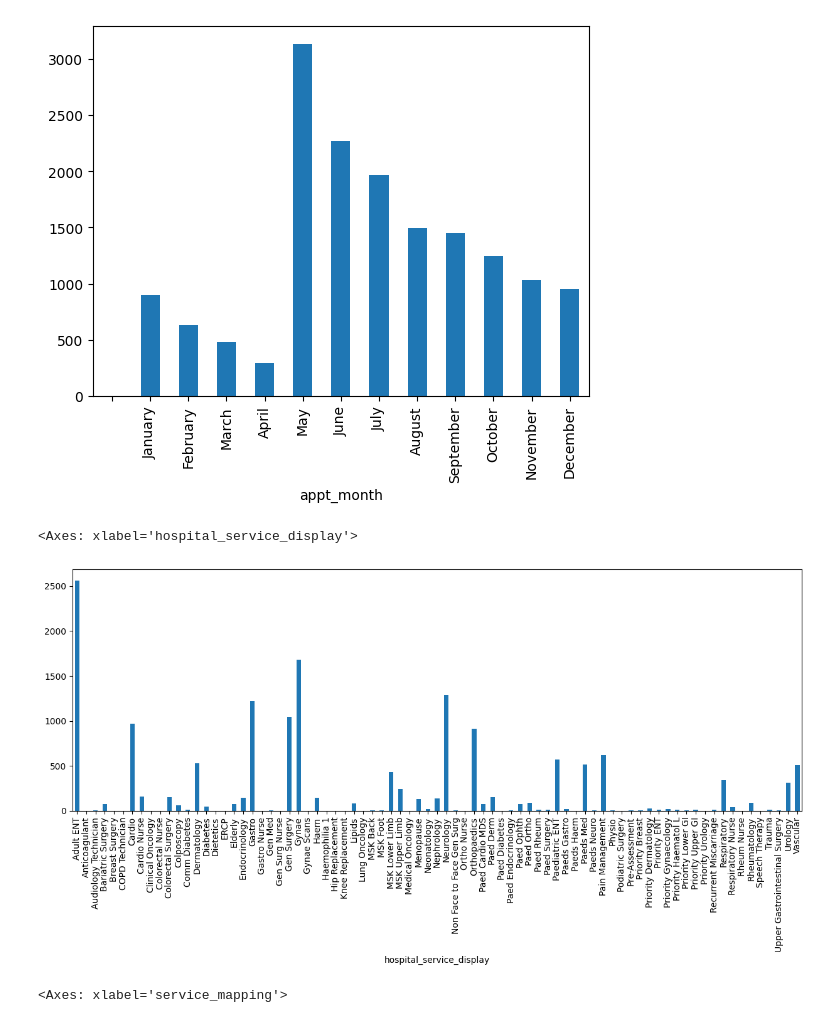
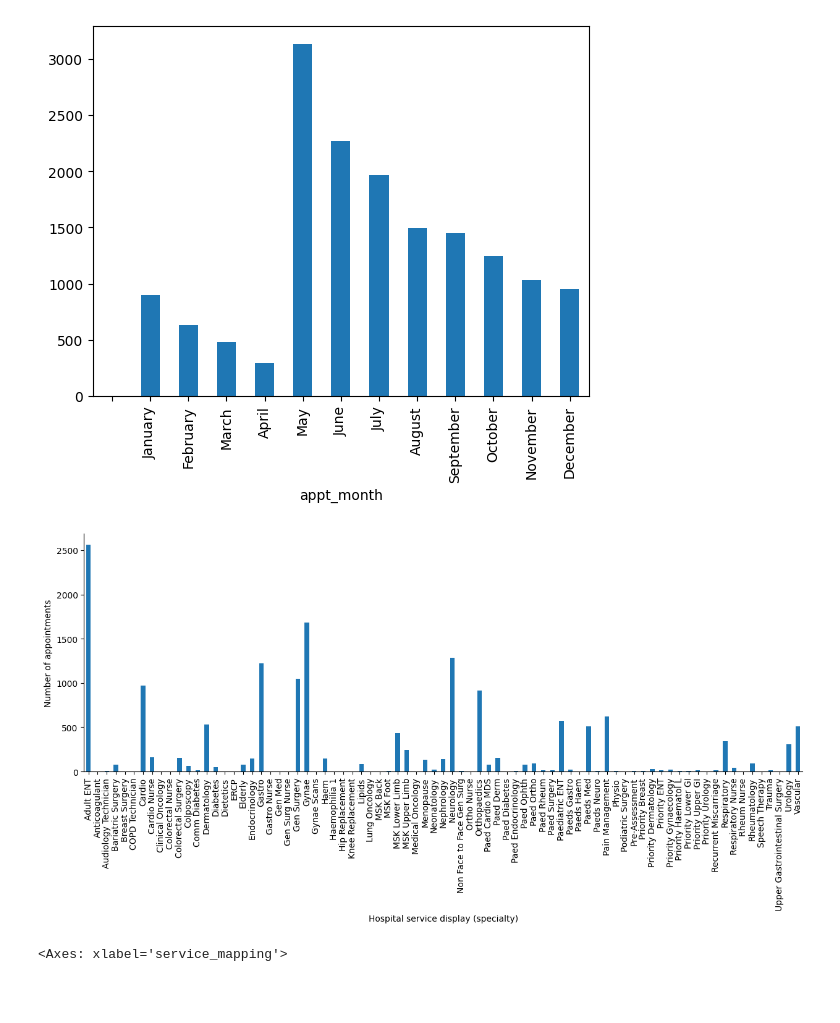
Before and after one commit to hallucinojenlee/hds_dna, a Jupyter notebook: scripts/plots_future_appts.ipynb, the cells around one changed output. Drawn from its saved outputs; the diff is of its cells as text; code cells hidden in the pictures; blank space fills up the shorter version.

Commit message:
refine plots for report

```diff
--- a/scripts/plots_future_appts.ipynb
+++ b/scripts/plots_future_appts.ipynb
@@ -117,10 +117,14 @@ data["appt_month"].value_counts().sort_index().plot(kind='bar')
 # %%
 # Plot bar charts for hospital_service_display
 plt.figure(figsize=(15, 5))
-data["hospital_service_display"].value_counts().sort_index().plot(kind='bar')
+ax = data["hospital_service_display"].value_counts().sort_index().plot(kind='bar')
+ax.set_xlabel("Hospital service display (specialty)")
+ax.set_ylabel("Number of appointments")
+
+ax.spines['top'].set_visible(False)
+ax.spines['right'].set_visible(False)
 # %% [output]
-<Axes: xlabel='hospital_service_display'>
-[figure, old version]
+[figure, new version]
 # %%
 # Plot bar charts for service_mapping
 data["service_mapping"].value_counts().sort_index().plot(kind='bar')
```
Also changed, not shown: 1 other file.
